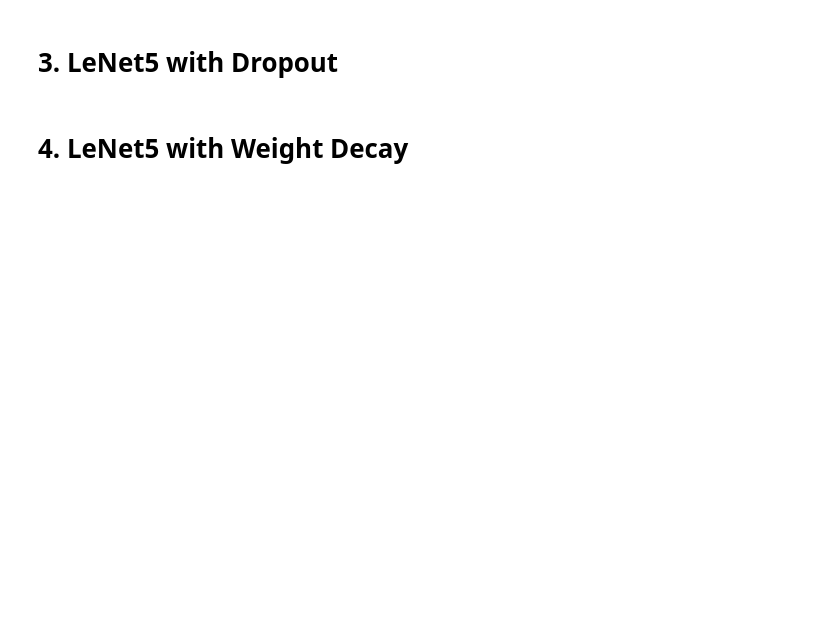
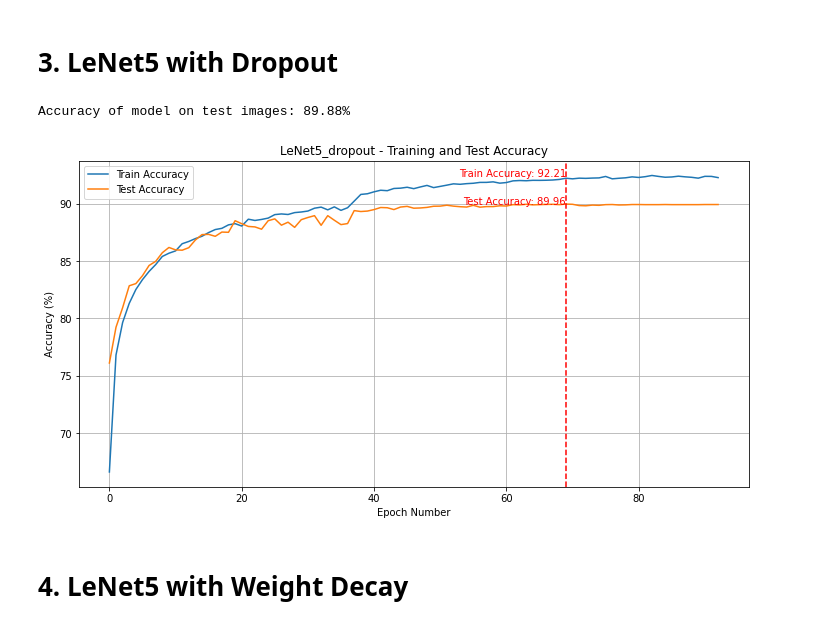
Before and after one commit to kariander1/HW1DeepLearning, a Jupyter notebook: fashion_mnist_lenet5.ipynb, the cells around one changed output. Cells and saved outputs as stored; diff of their text form; code cells hidden in the pictures; blank space fills up the shorter version.

```diff
--- a/fashion_mnist_lenet5.ipynb
+++ b/fashion_mnist_lenet5.ipynb
@@ -313,8 +310,17 @@ KeyboardInterrupt:
 # %%
 model_dropout = LeNet5(use_batch_norm=False, use_dropout=True, dropout_prob=0.35).to(device)
 optimizer = optim.Adam(model_dropout.parameters(), lr=learning_rate)
-scheduler = ReduceLROnPlateau(optimizer, mode='min', factor=0.1, patience=5, verbose=True)
-train_and_evaluate('LeNet5_dropout', model_dropout, optimizer, scheduler, train_loader, val_loader, test_loader, epochs, device)
+scheduler = ReduceLROnPlateau(optimizer, mode='min', factor=0.1, patience=5, verbose=True, min_lr=1e-6)
+
+
+if not os.path.exists('model_LeNet5_dropout.pth'):
+    train_and_evaluate('LeNet5_dropout', model_dropout, optimizer, scheduler, train_loader, val_loader, test_loader, epochs, device)
+
+
+model_dropout = load_model_and_evaluate(model_dropout, 'LeNet5_dropout')
+# %% [output]
+Accuracy of model on test images: 89.88%
+[figure, added]
 # %% [markdown]
 # 4. LeNet5 with Weight Decay
 # %%
```
Also changed, not shown: parts of 9 cells of this notebook, 10 other files.
